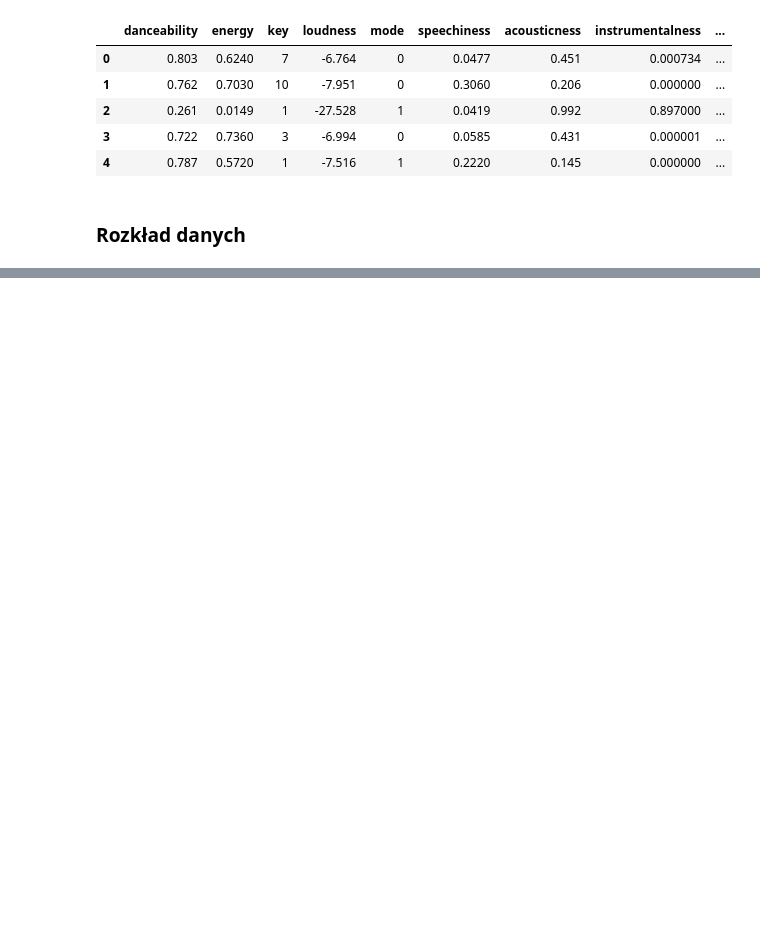
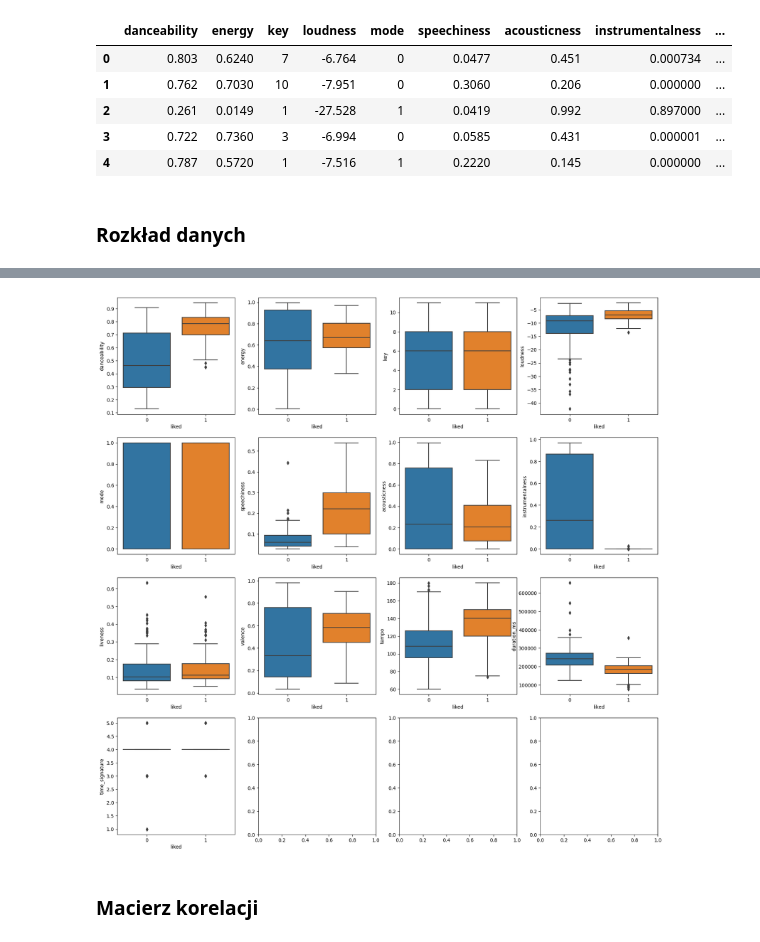
Before and after one commit to marcol13/SUS, a Jupyter notebook: project/main.ipynb, the cells around one changed output, grey strips where cells are left out. Saved outputs shown, nothing was run; the diff lists cells and outputs as text; code cells hidden in the pictures; blank space fills up the shorter version.

```diff
--- a/project/main.ipynb
+++ b/project/main.ipynb
@@ -51,3 +85,12 @@ for index, col in enumerate(X.columns):
+# %%
+fig, axes = plt.subplots(4, 4, figsize=(20, 20))
+
+for index, col in enumerate(X.columns):
+    sns.boxplot(data, x='liked', y=col, ax=axes[index // 4][index % 4])
+# %% [output]
+[figure, added]
+# %% [markdown]
+### Macierz korelacji
 # %%
 corr = data.corr()
 plt.figure(figsize=(20,20))
```
Also changed, not shown: parts of 27 cells of this notebook.
